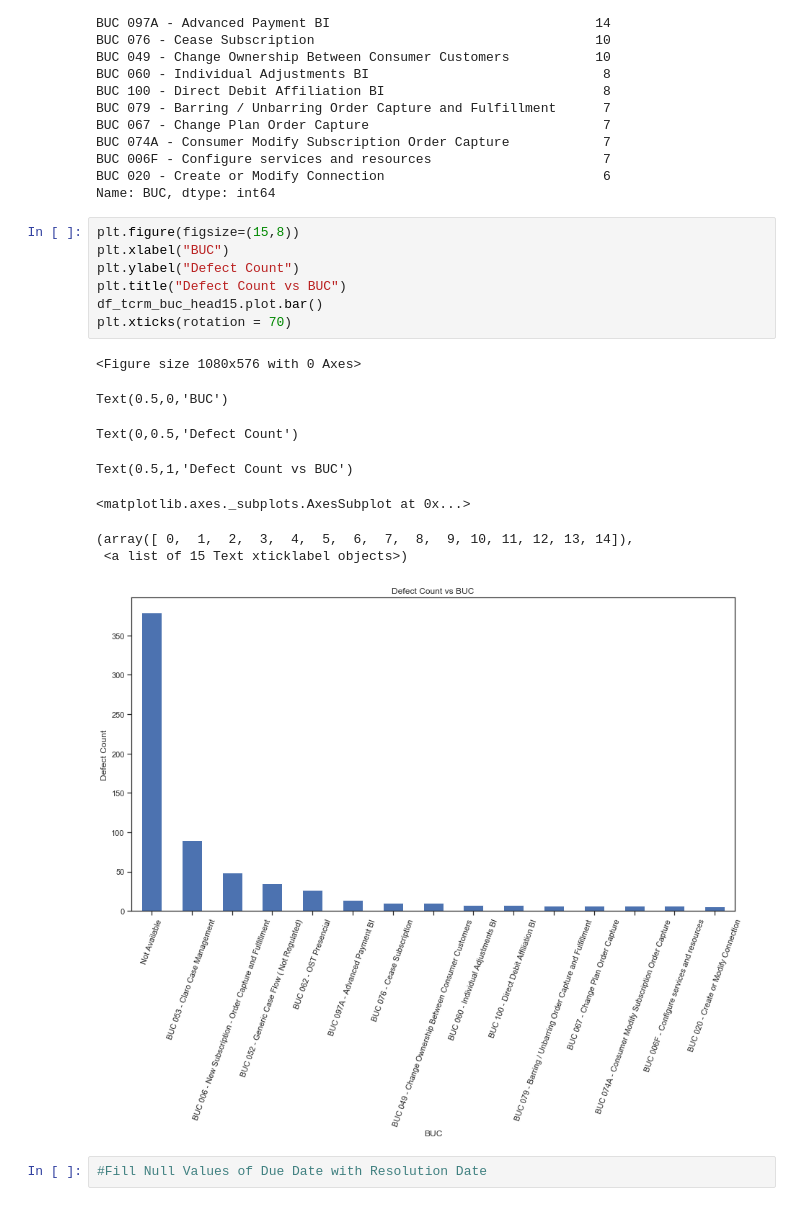
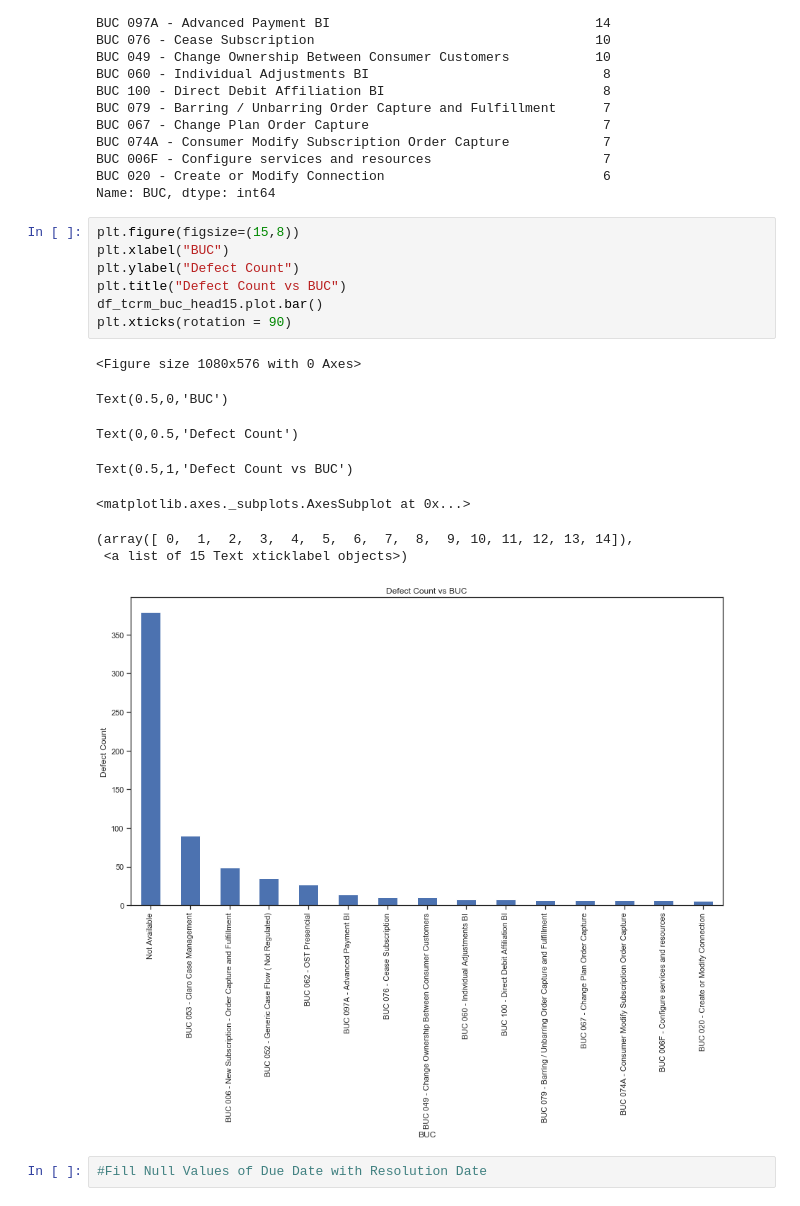
Before and after one commit to kgopal1982/AnalyticsProjects, a Jupyter notebook: Eric/Defects/DefectsAnalysisAMXPeru_v2.ipynb, the cells around one changed output. Cells and saved outputs as stored; diff of their text form.

```diff
--- a/Eric/Defects/DefectsAnalysisAMXPeru_v2.ipynb
+++ b/Eric/Defects/DefectsAnalysisAMXPeru_v2.ipynb
@@ -449,19 +449,19 @@ Name: BUC, dtype: int64
 # %%
 plt.figure(figsize=(15,8))
 plt.xlabel("BUC")
 plt.ylabel("Defect Count")
 plt.title("Defect Count vs BUC")
 df_tcrm_buc_head15.plot.bar()
-plt.xticks(rotation = 70)
+plt.xticks(rotation = 90)
 # %% [output]
 <Figure size 1080x576 with 0 Axes>
 Text(0.5,0,'BUC')
 Text(0,0.5,'Defect Count')
 Text(0.5,1,'Defect Count vs BUC')
 <matplotlib.axes._subplots.AxesSubplot at 0x...>
 (array([ 0,  1,  2,  3,  4,  5,  6,  7,  8,  9, 10, 11, 12, 13, 14]),
  <a list of 15 Text xticklabel objects>)
-[figure, old version]
+[figure, new version]
 # %%
 #Fill Null Values of Due Date with Resolution Date
 # %%
```
Also changed, not shown: parts of 23 cells of this notebook.
